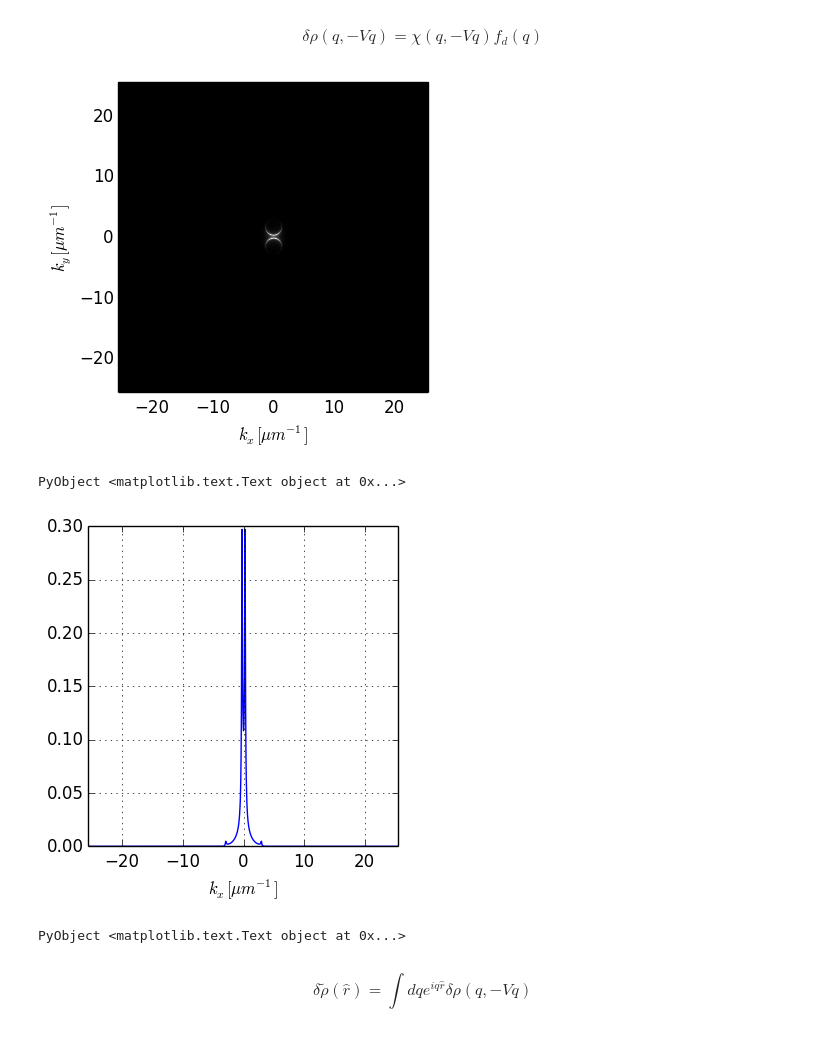
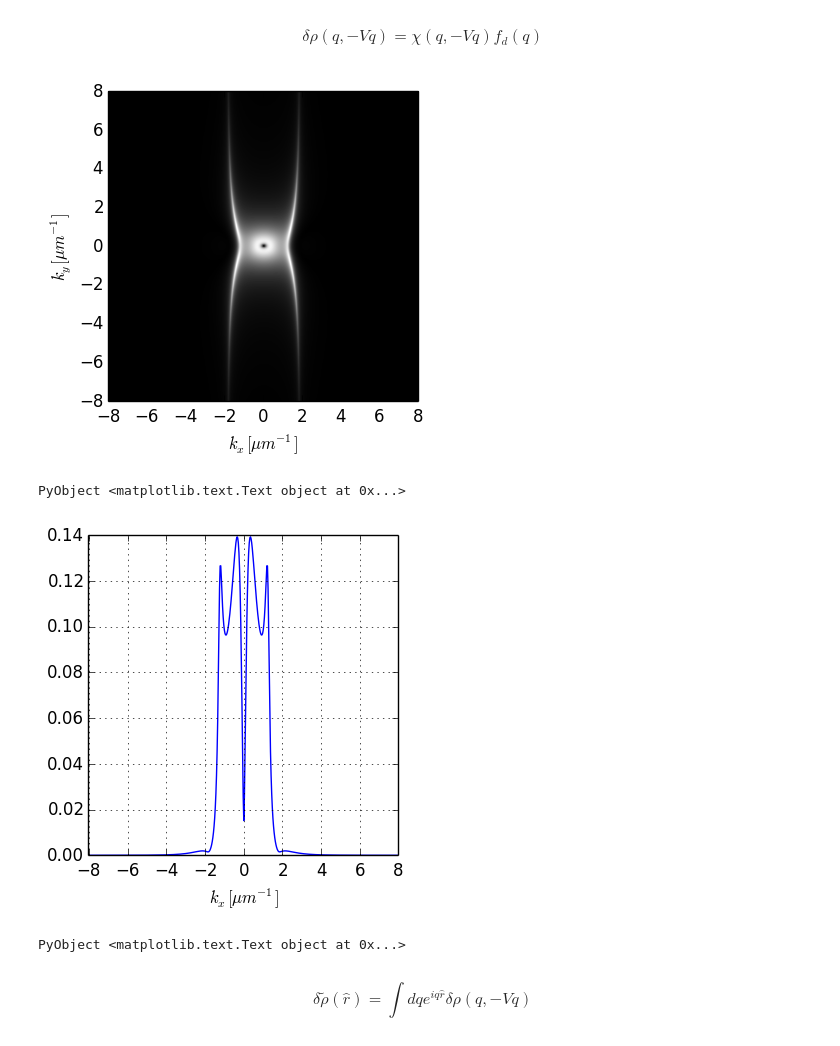
Before and after one commit to berceanu/notebooks, a Jupyter notebook: julia/1pump-responsef.ipynb, the cells around one changed output. Drawn from its saved outputs; the diff is of its cells as text; code cells hidden in the pictures.

```diff
--- a/julia/1pump-responsef.ipynb
+++ b/julia/1pump-responsef.ipynb
@@ -42,6 +49,9 @@ function scatter(axes, axno, reim::Function, λ::Function, col; ωp=ωpγ, np=ρ
 end
 # %% [output]
 scatter (generic function with 1 method)
+# %%
+vel = [0., -10.7];
+ωV = [-vel[2]*momx for momx in sbox.kx];
 # %%
 fig, axes = plt.subplots(2,1, figsize=(8,6))
 
@@ -187,7 +201,7 @@ end
 $$\delta\rho(q,-Vq)=\chi(q,-Vq)f_{d}(q)$$
 # %%
 # calculate density modulation in k-space
-δρmat = Complex{Float64}[δρ(momy, momx; gV=1.) for momx in sbox.kx, momy in sbox.ky];
+δρmat = Complex{Float64}[δρ(momy, momx; gV=1., V=vel) for momy in sbox.ky, momx in sbox.kx];
 # %%
 fig, ax = plt.subplots(figsize=(4, 4))
 ax[:imshow](abs(δρmat), ColorMap("gray"),
@@ -196,16 +210,16 @@ extent=[sbox.kx[1], sbox.kx[end], sbox.ky[1], sbox.ky[end]])
 ax[:set_ylabel](L"$k_y [\mu m^{-1}]$")
 ax[:set_xlabel](L"$k_x [\mu m^{-1}]$")
 # %% [output]
-[figure, old version]
+[figure, new version]
 PyObject <matplotlib.text.Text object at 0x...>
 # %%
 fig, ax = plt.subplots(figsize=(4, 4))
-ax[:plot](sbox.kx, abs(δρmat[:, 512]))
+ax[:plot](sbox.kx, vec(abs(δρmat[div(size(δρmat)[1],2), :])))
 ax[:grid]()
 ax[:set_xlim](sbox.kx[1], sbox.kx[end])
 ax[:set_xlabel](L"$k_x [\mu m^{-1}]$")
 # %% [output]
-[figure, old version]
+[figure, new version]
 PyObject <matplotlib.text.Text object at 0x...>
 # %% [markdown]
 $$\delta\tilde{\rho}(\hat{r})=\int dqe^{iq\hat{r}}\delta\rho(q,-Vq)$$
```
Also changed, not shown: parts of 38 cells of this notebook, 3 other files.
